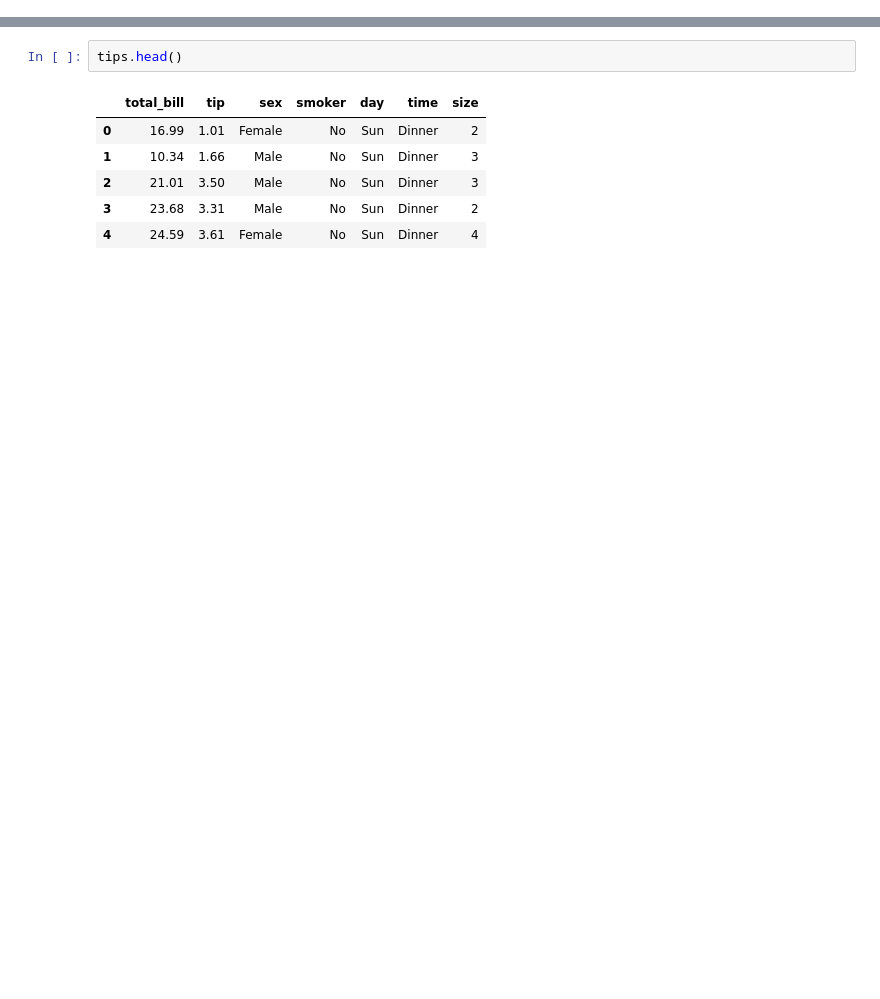
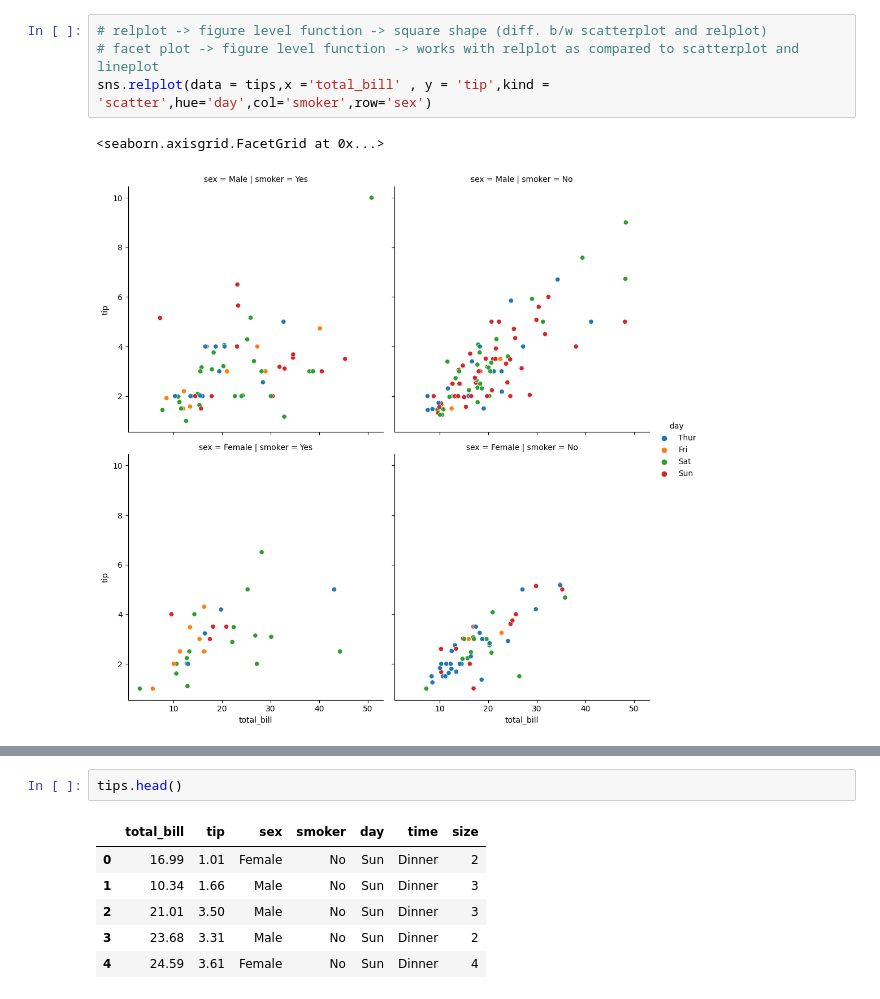
Before and after one commit to Gaurabh007/Python_Programming, a Jupyter notebook: Seaborn/01_Seaborn.ipynb, the cells around one changed output, grey strips where cells are left out. Cells and saved outputs as stored; diff of their text form; blank space fills up the shorter version.

```diff
--- a/Seaborn/01_Seaborn.ipynb
+++ b/Seaborn/01_Seaborn.ipynb
@@ -45,0 +72,7 @@ tips = sns.load_dataset('tips')
+# %%
+# relplot -> figure level function -> square shape (diff. b/w scatterplot and relplot)
+# facet plot -> figure level function -> works with relplot as compared to scatterplot and lineplot
+sns.relplot(data = tips,x ='total_bill' , y = 'tip',kind = 'scatter',hue='day',col='smoker',row='sex')
+# %% [output]
+<seaborn.axisgrid.FacetGrid at 0x...>
+[figure, added]
```
Also changed, not shown: parts of 58 cells of this notebook.
